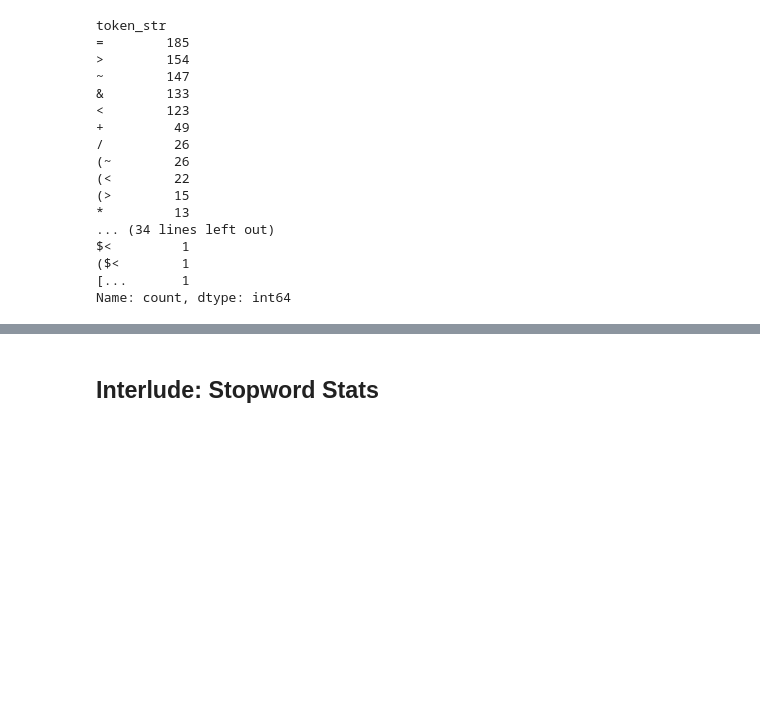
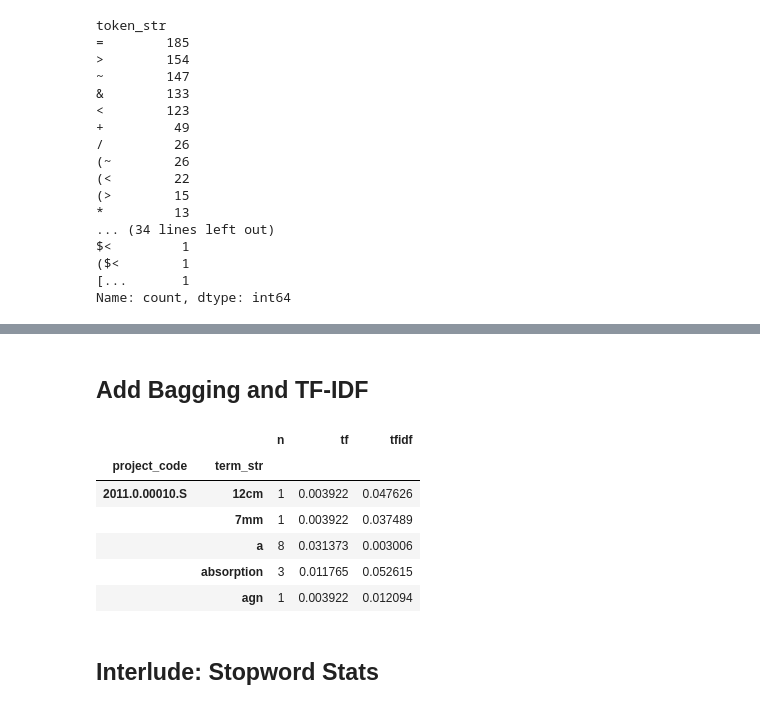
Before and after one commit to rlipps/NRAO_Capstone, a Jupyter notebook: data/Data_Preprocessing.ipynb, the cells around one changed output, grey strips where cells are left out. Cells and saved outputs as stored; diff of their text form; code cells hidden in the pictures; blank space fills up the shorter version.

```diff
--- a/data/Data_Preprocessing.ipynb
+++ b/data/Data_Preprocessing.ipynb
@@ -279,3 +196,18 @@ VOCAB_POS
+# %% [markdown]
+## Add Bagging and TF-IDF
+# %%
+Bag=Lang_model.corp_to_BOW()
+TFIDF=Lang_model.BOW_TFIDF('sum')
+# %%
+TFIDF.head()
+# %% [output]
+|  |  | n | tf | tfidf |
+| project_code | term_str |  |  |  |
+| 2011.0.00010.S | 12cm | 1 | 0.003922 | 0.047626 |
+|  | 7mm | 1 | 0.003922 | 0.037489 |
+|  | a | 8 | 0.031373 | 0.003006 |
+|  | absorption | 3 | 0.011765 | 0.052615 |
+|  | agn | 1 | 0.003922 | 0.012094 |
 # %% [markdown]
 ## Interlude: Stopword Stats
 # %%
```
Also changed, not shown: parts of 20 cells of this notebook, 1 other file.
